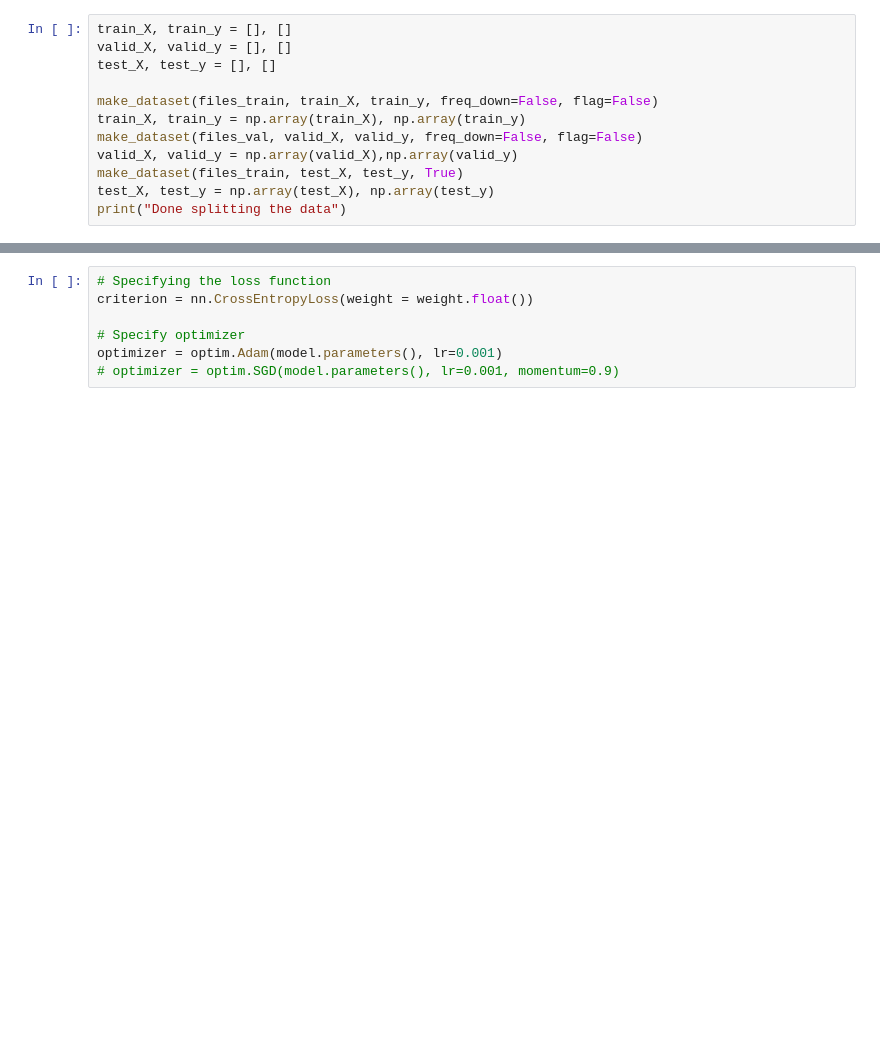
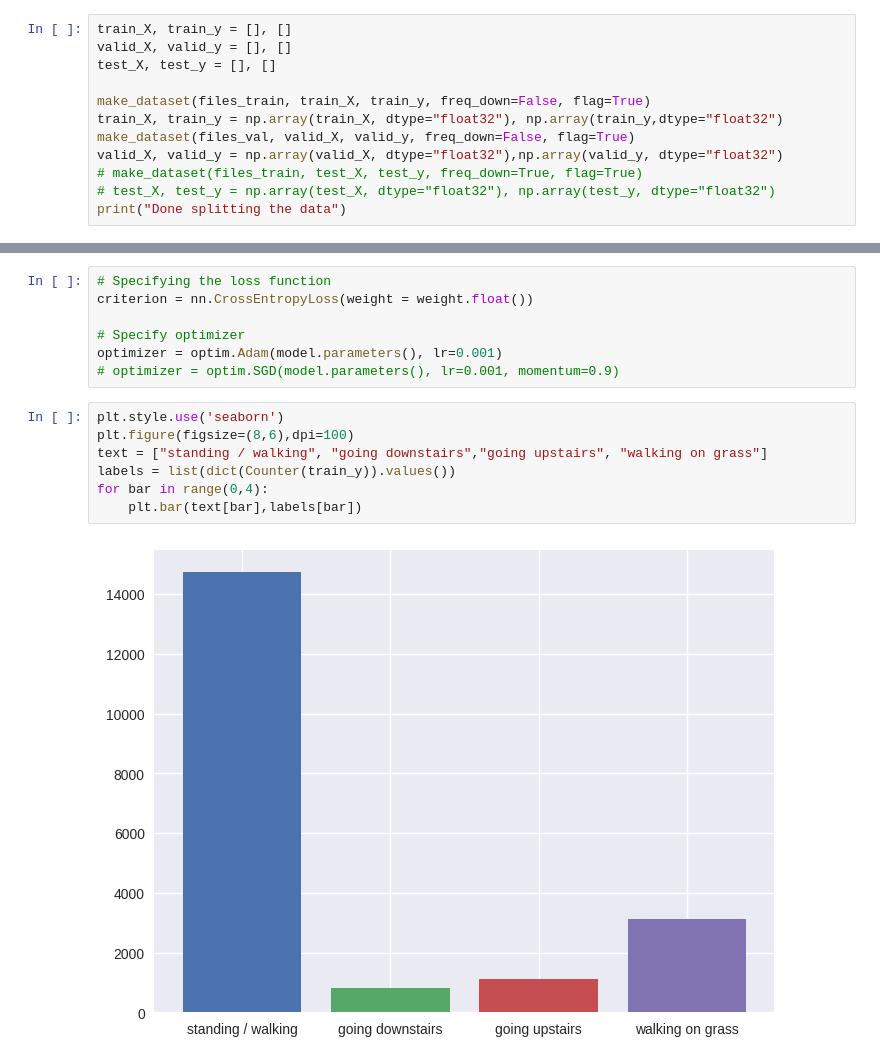
Before and after one commit to srujanponnur/terrain_prediction, a Jupyter notebook: CNN_window.ipynb, the cells around one changed output, grey strips where cells are left out. Drawn from its saved outputs; the diff is of its cells as text; blank space fills up the shorter version.

```diff
--- a/CNN_window.ipynb
+++ b/CNN_window.ipynb
@@ -111,11 +151,11 @@ train_X, train_y = [], []
 valid_X, valid_y = [], []
 test_X, test_y = [], []
 
-make_dataset(files_train, train_X, train_y, freq_down=False, flag=False)
-train_X, train_y = np.array(train_X), np.array(train_y)
-make_dataset(files_val, valid_X, valid_y, freq_down=False, flag=False)
-valid_X, valid_y = np.array(valid_X),np.array(valid_y)
-make_dataset(files_train, test_X, test_y, True)
-test_X, test_y = np.array(test_X), np.array(test_y)
+make_dataset(files_train, train_X, train_y, freq_down=False, flag=True)
+train_X, train_y = np.array(train_X, dtype="float32"), np.array(train_y,dtype="float32")
+make_dataset(files_val, valid_X, valid_y, freq_down=False, flag=True)
+valid_X, valid_y = np.array(valid_X, dtype="float32"),np.array(valid_y, dtype="float32")
+# make_dataset(files_train, test_X, test_y, freq_down=True, flag=True)
+# test_X, test_y = np.array(test_X, dtype="float32"), np.array(test_y, dtype="float32")
 print("Done splitting the data")
 # %% [output]
@@ -179,3 +323,12 @@ criterion = nn.CrossEntropyLoss(weight = weight.float())
 # Specify optimizer
 optimizer = optim.Adam(model.parameters(), lr=0.001)
 # optimizer = optim.SGD(model.parameters(), lr=0.001, momentum=0.9)
+# %%
+plt.style.use('seaborn')
+plt.figure(figsize=(8,6),dpi=100)
+text = ["standing / walking", "going downstairs","going upstairs", "walking on grass"]
+labels = list(dict(Counter(train_y)).values())
+for bar in range(0,4):
+    plt.bar(text[bar],labels[bar])
+# %% [output]
+[figure, added]
```
Also changed, not shown: parts of 45 cells of this notebook, 13 other files.
